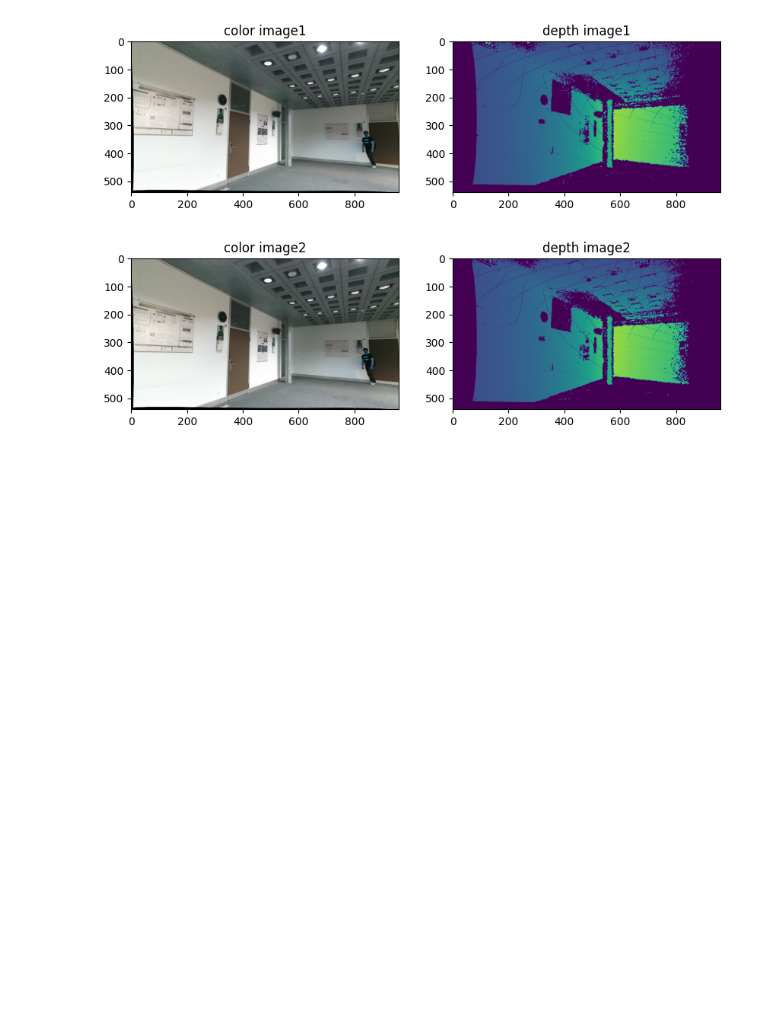
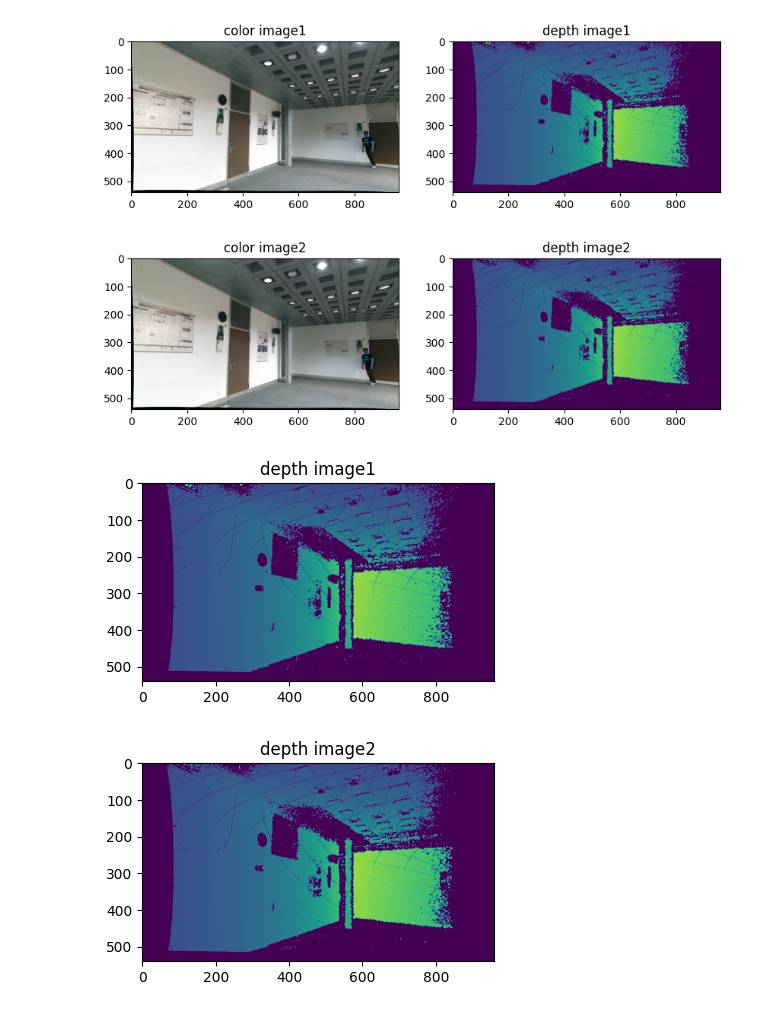
Before and after one commit to doleebest/CVL_practice, a Jupyter notebook: practice1.ipynb, the cells around one changed output. Cells and saved outputs as stored; diff of their text form; code cells hidden in the pictures; blank space fills up the shorter version.

```diff
--- a/practice1.ipynb
+++ b/practice1.ipynb
@@ -104,0 +102,27 @@ uint16
+# %%
+# numpy -> np.load : bakcground depth image + standing person -> outline of person
+# array1-array2 ; vectorization = dont need to do whole for loop
+
+# read depth image
+depth_image1 = np.load('2018-04-20-10-04-11/kinect/depth/1524211452432110513.npy')
+depth_image2 = np.load('2018-04-20-10-04-11/kinect/depth/1524211452465143660.npy')
+
+plt.figure(figsize=(10,7))
+plt.subplot(1,2,1)
+plt.imshow(depth_image1)
+plt.title('depth image1')
+plt.show()
+
+plt.figure(figsize=(10,7))
+plt.subplot(1,2,2)
+plt.imshow(depth_image2)
+plt.title('depth image2')
+plt.show()
+
+
+# In general, figure exists more far than background, so you can choose pixels which has depth value over threshold.
+# cv2.threshole() : you can binarize depth image -> and seperate figure
+# cv2.findContours() : you can find outline of figure and extract figure out of the picture.
+# %% [output]
+[figure, added]
+[figure, added]
```
Also changed, not shown: parts of 1 cell of this notebook.
